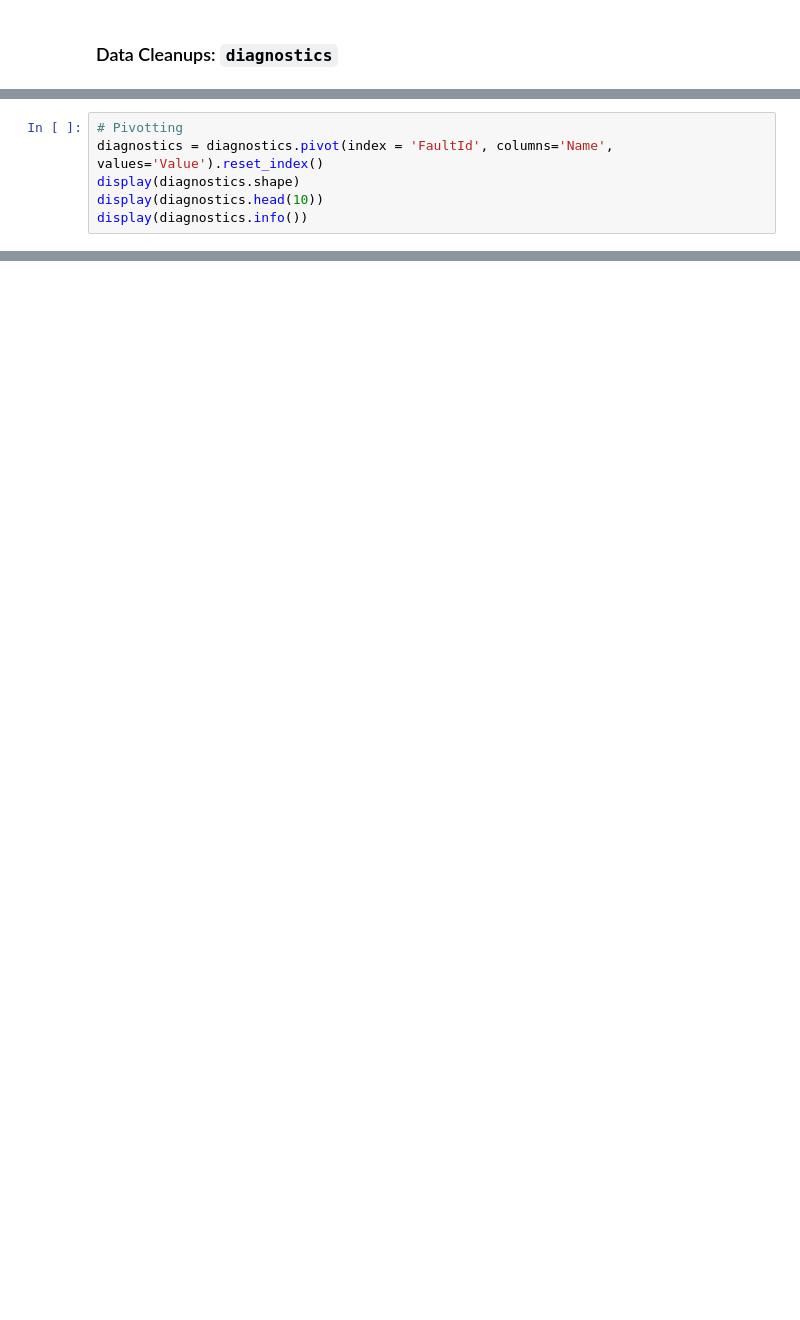
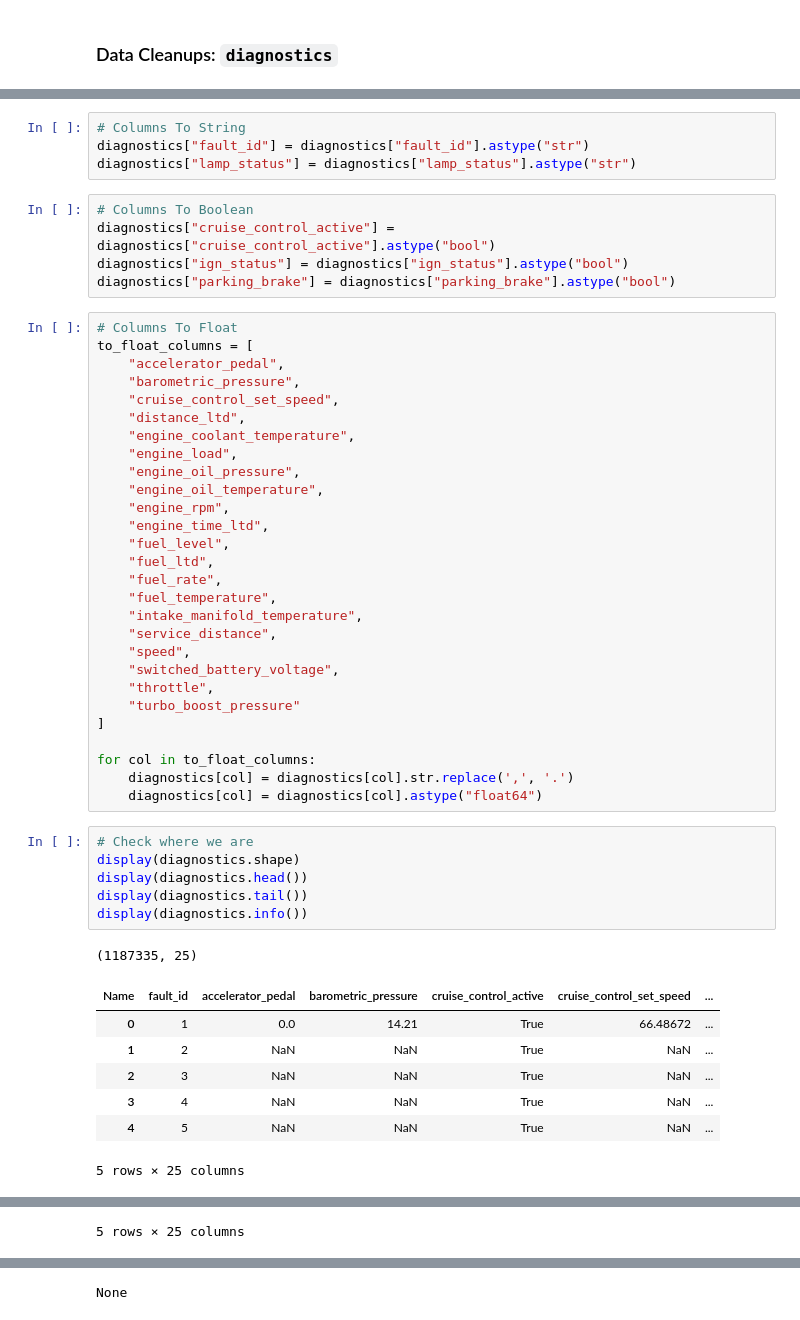
Before and after one commit to dailyp/big_g_express-go_big_g, a Jupyter notebook: notebooks/Data-Exploration.ipynb, the cells around one changed output, grey strips where cells are left out. Drawn from its saved outputs; the diff is of its cells as text; blank space fills up the shorter version.

```diff
--- a/notebooks/Data-Exploration.ipynb
+++ b/notebooks/Data-Exploration.ipynb
@@ -185,6 +314,52 @@ display(diagnostics.info())
+# %%
+# Columns To String
+diagnostics["fault_id"] = diagnostics["fault_id"].astype("str")
+diagnostics["lamp_status"] = diagnostics["lamp_status"].astype("str")
+# %%
+# Columns To Boolean
+diagnostics["cruise_control_active"] = diagnostics["cruise_control_active"].astype("bool")
+diagnostics["ign_status"] = diagnostics["ign_status"].astype("bool")
+diagnostics["parking_brake"] = diagnostics["parking_brake"].astype("bool")
+# %%
+# Columns To Float
+to_float_columns = [
+    "accelerator_pedal",
+    "barometric_pressure",
+    "cruise_control_set_speed",
+    "distance_ltd",
+    "engine_coolant_temperature",
+    "engine_load",
+    "engine_oil_pressure",
+    "engine_oil_temperature",
+    "engine_rpm",
+    "engine_time_ltd",
+    "fuel_level",
+    "fuel_ltd",
+    "fuel_rate",
+    "fuel_temperature",
+    "intake_manifold_temperature",
+    "service_distance",
+    "speed",
+    "switched_battery_voltage",
+    "throttle",
+    "turbo_boost_pressure"
+]
+
+for col in to_float_columns:
+    diagnostics[col] = diagnostics[col].str.replace(',', '.')
+    diagnostics[col] = diagnostics[col].astype("float64")
 # %%
-# Pivotting
-diagnostics = diagnostics.pivot(index = 'FaultId', columns='Name', values='Value').reset_index()
+# Check where we are
 display(diagnostics.shape)
-display(diagnostics.head(10))
+display(diagnostics.head())
+display(diagnostics.tail())
 display(diagnostics.info())
+# %% [output]
+(1187335, 25)
+| Name | fault_id | accelerator_pedal | barometric_pressure | cruise_control_active | cruise_control_set_speed | ... |
+| 0 | 1 | 0.0 | 14.21 | True | 66.48672 | ... |
+| 1 | 2 | NaN | NaN | True | NaN | ... |
+| 2 | 3 | NaN | NaN | True | NaN | ... |
+| 3 | 4 | NaN | NaN | True | NaN | ... |
+| 4 | 5 | NaN | NaN | True | NaN | ... |
+5 rows × 25 columns
@@ -190,0 +372 @@ display(diagnostics.info())
+5 rows × 25 columns
@@ -190,0 +390 @@ display(diagnostics.info())
+None
```
Also changed, not shown: parts of 46 cells of this notebook.
